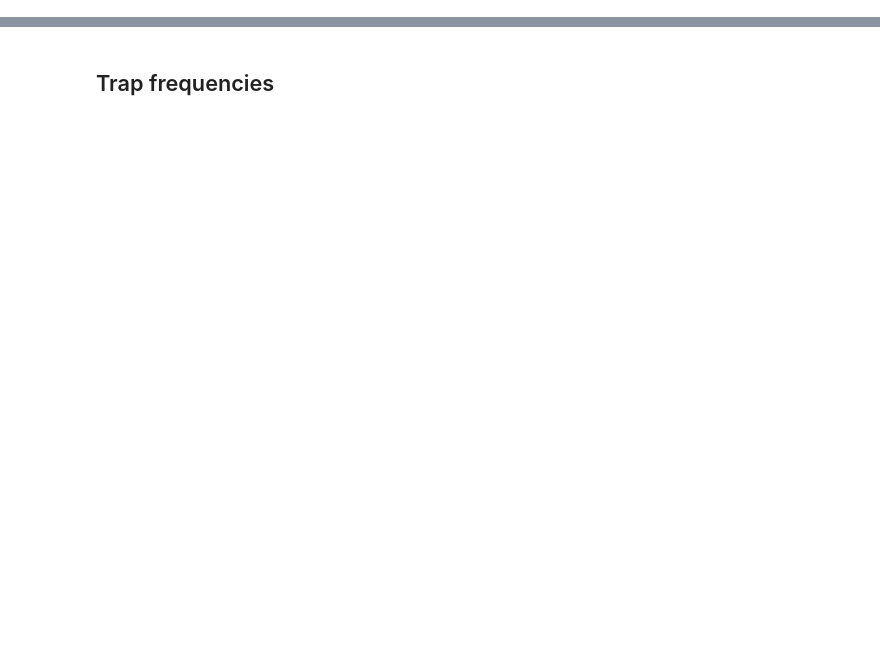
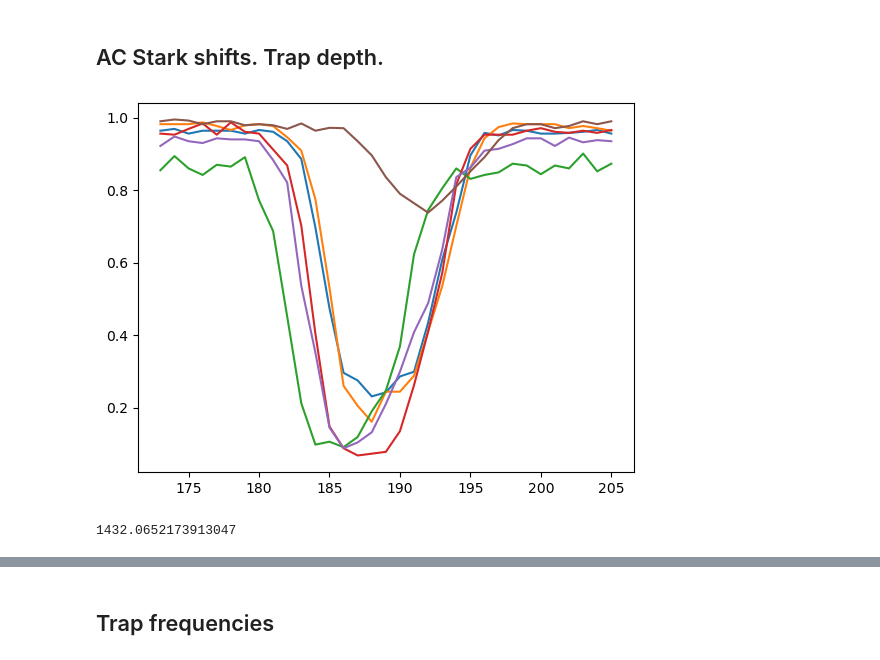
Before and after one commit to mgoloshchapov/ColdAtoms, a Jupyter notebook: notebooks/TrapParameters.ipynb, the cells around one changed output, grey strips where cells are left out. Drawn from its saved outputs; the diff is of its cells as text; code cells hidden in the pictures; blank space fills up the shorter version.

```diff
--- a/notebooks/TrapParameters.ipynb
+++ b/notebooks/TrapParameters.ipynb
@@ -36,0 +49,29 @@ __3. Real__
+# %% [markdown]
+## AC Stark shifts. Trap depth.
+# %%
+filename_AC = "../data/2023_11_13_array_AC_Stark_shift.dat";
+
+df_AC = DataFrame(CSV.File(filename_AC, header=21, delim="  ", types=Float64))
+x = df_AC[1:end,2]
+y1 = df_AC[1:end, 6]
+y2 = df_AC[1:end, 14]
+y3 = df_AC[1:end, 22]
+y4 = df_AC[1:end, 30]
+y5 = df_AC[1:end, 38]
+y6 = df_AC[1:end, 46]
+
+figure()
+plot(x, y1)
+plot(x, y2)
+plot(x, y3)
+plot(x, y4)
+plot(x, y5)
+plot(x, y6)
+
+gcf()
+# %% [output]
+[figure, added]
+# %%
+(1.054 * 10^(-34) * 187.5 * 1e6)/(1.38 * 10^(-23)) * 1e6
+# %% [output]
+1432.0652173913047
```
Also changed, not shown: parts of 17 cells of this notebook, 13 other files.
